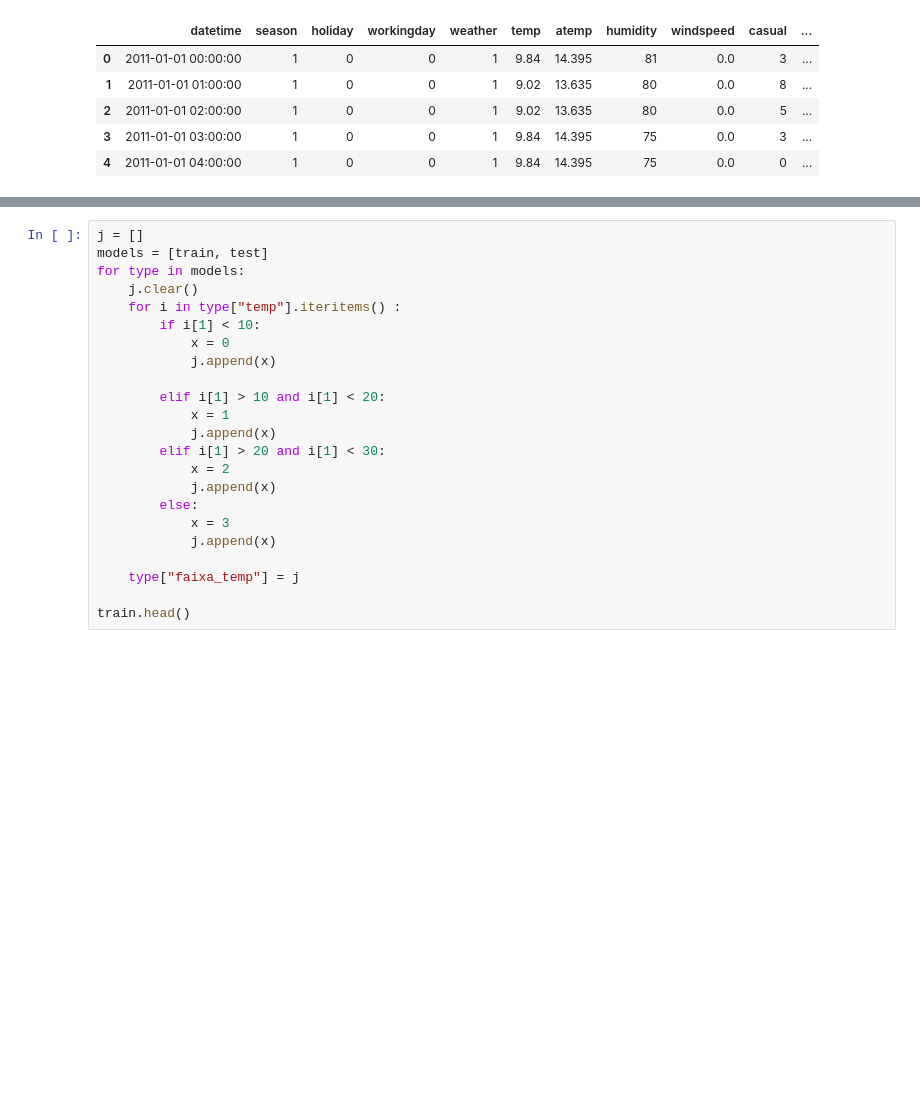
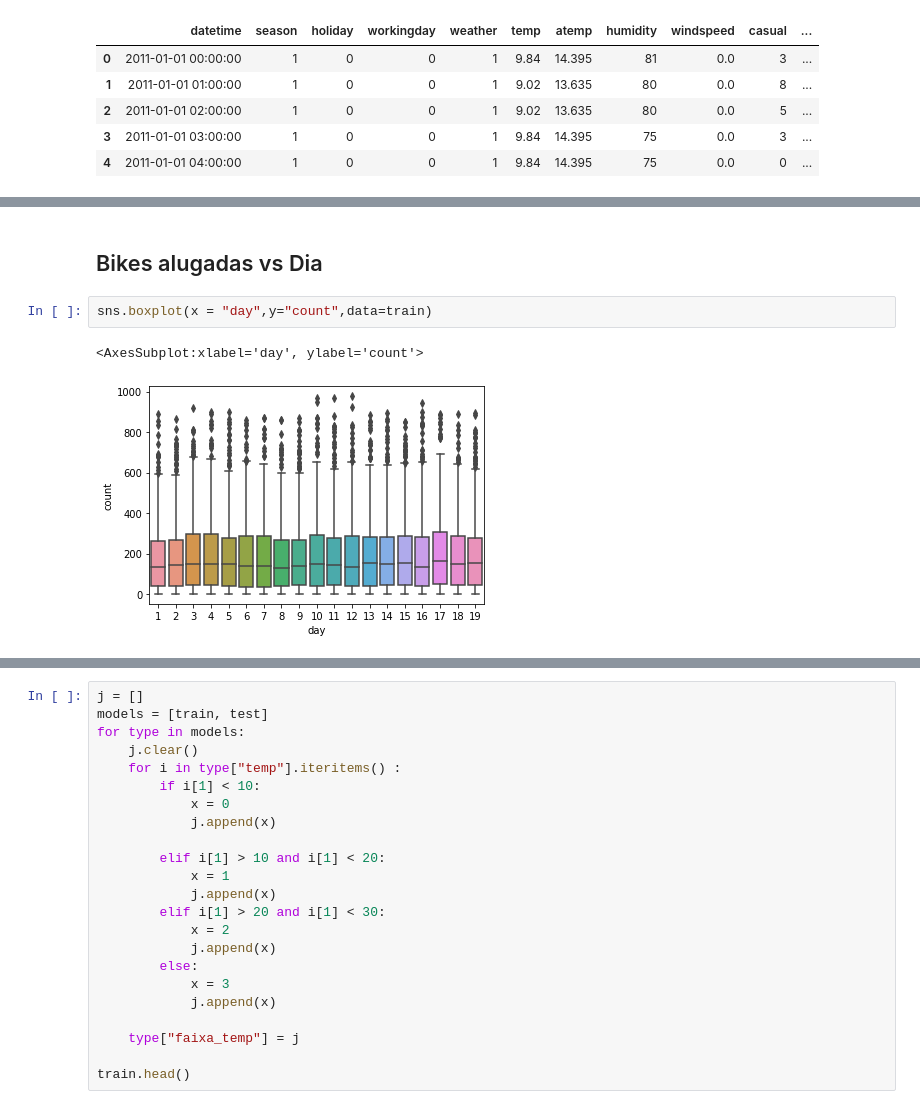
Before and after one commit to renCgomes/T2_LP_ECA_2021.2, a Jupyter notebook: T2_LP.ipynb, the cells around one changed output, grey strips where cells are left out. Drawn from its saved outputs; the diff is of its cells as text; blank space fills up the shorter version.

```diff
--- a/T2_LP.ipynb
+++ b/T2_LP.ipynb
@@ -71,0 +134,7 @@ Com a coluna weekend pronta, podemos agora trabalhar com a coluna time, a fim de
+# %% [markdown]
+## Bikes alugadas vs Dia
+# %%
+sns.boxplot(x = "day",y="count",data=train)
+# %% [output]
+<AxesSubplot:xlabel='day', ylabel='count'>
+[figure, added]
```
Also changed, not shown: parts of 45 cells of this notebook.
